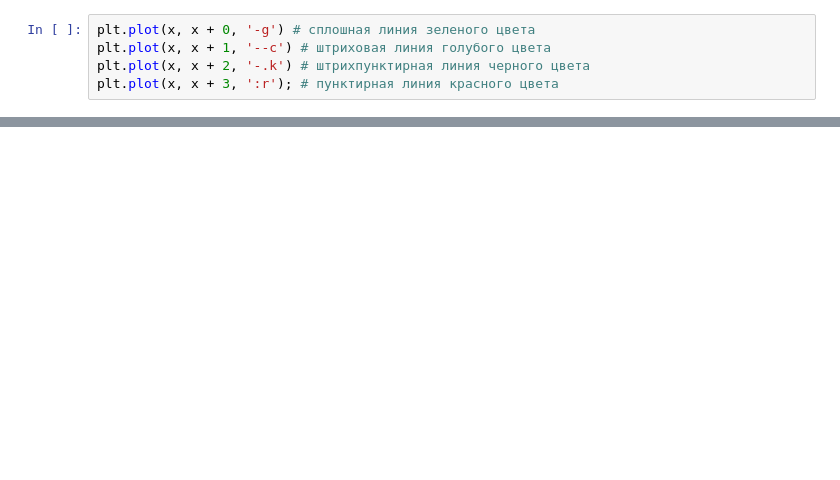
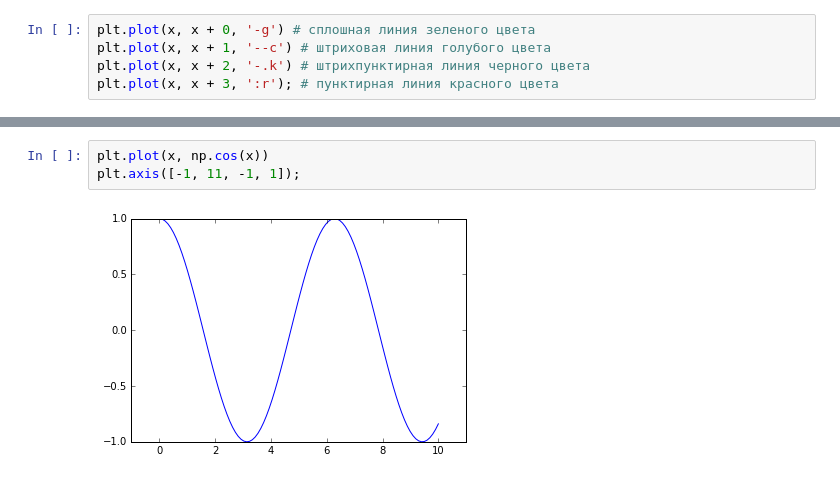
Before and after one commit to VenediktovMaxim/python_tutorial, a Jupyter notebook: WEB_3_matplotlib.ipynb, the cells around one changed output, grey strips where cells are left out. Drawn from its saved outputs; the diff is of its cells as text; blank space fills up the shorter version.

```diff
--- a/WEB_3_matplotlib.ipynb
+++ b/WEB_3_matplotlib.ipynb
@@ -168,0 +189,5 @@ plt.plot(x, x + 3, ':r'); # пунктирная линия красного ц
+# %%
+plt.plot(x, np.cos(x))
+plt.axis([-1, 11, -1, 1]);
+# %% [output]
+[figure, added]
```
Also changed, not shown: parts of 24 cells of this notebook, 1 other file.
